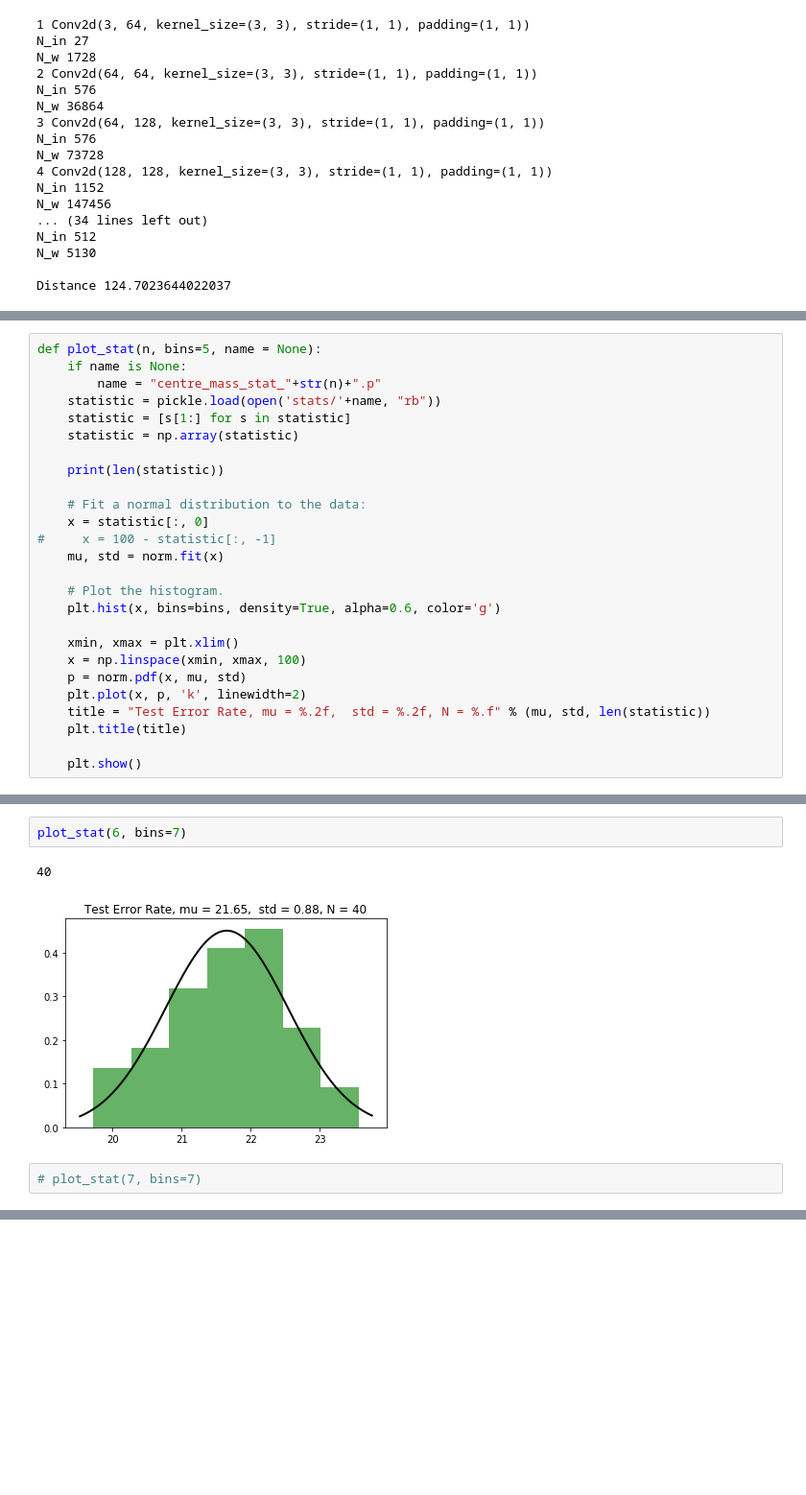
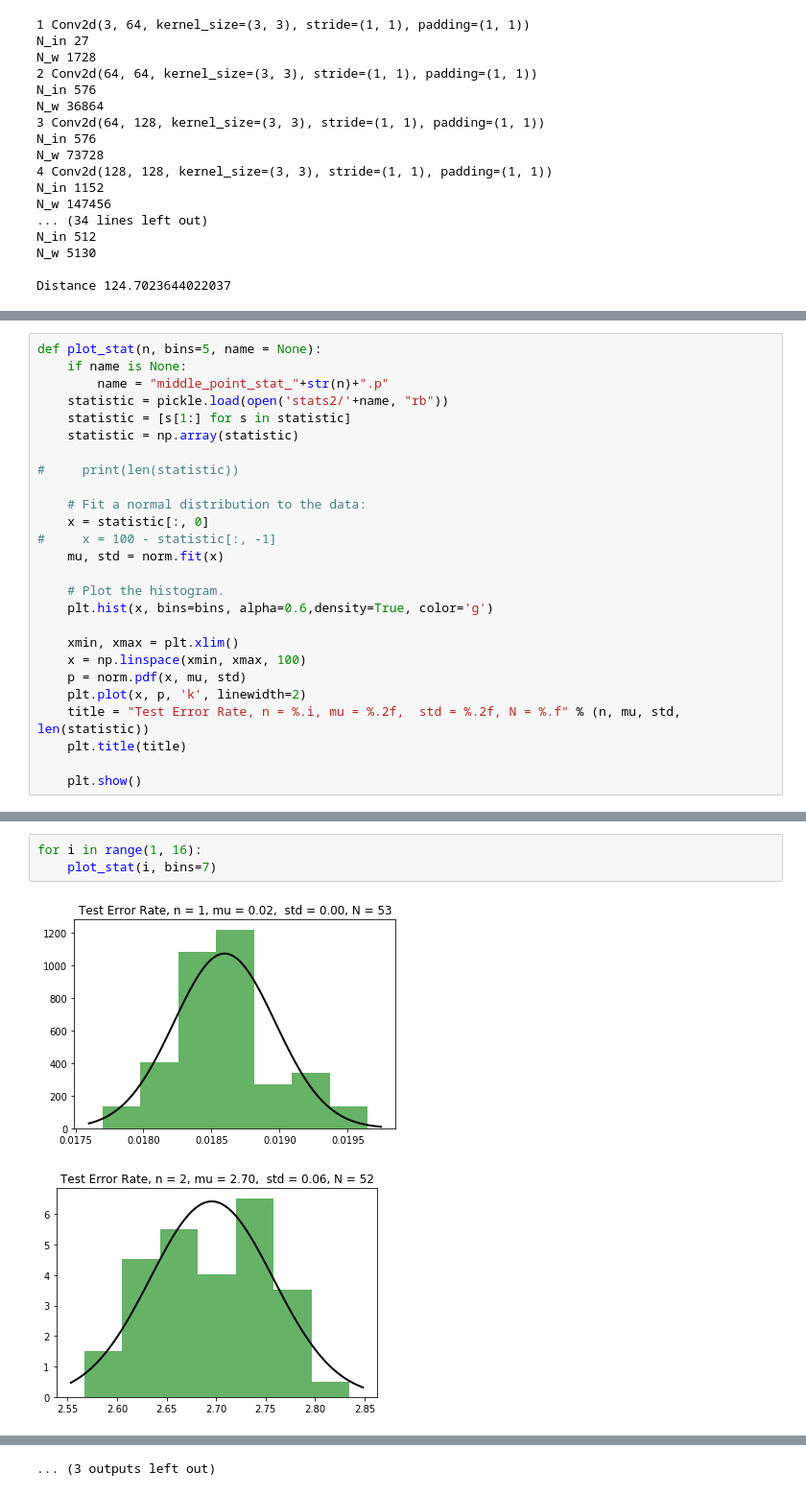
Before and after one commit to avecplezir/dnn-mode-connectivity, a Jupyter notebook: compute_statistic.ipynb, the cells around one changed output, grey strips where cells are left out. Shown at 96% size. Drawn from its saved outputs; the diff is of its cells as text; blank space fills up the shorter version.

```diff
--- a/compute_statistic.ipynb
+++ b/compute_statistic.ipynb
@@ -100,12 +118,12 @@ from scipy.stats import norm
 # %%
 def plot_stat(n, bins=5, name = None):
     if name is None:
-        name = "centre_mass_stat_"+str(n)+".p"
-    statistic = pickle.load(open('stats/'+name, "rb"))
+        name = "middle_point_stat_"+str(n)+".p"
+    statistic = pickle.load(open('stats2/'+name, "rb"))
     statistic = [s[1:] for s in statistic]
     statistic = np.array(statistic)
 
-    print(len(statistic))
+#     print(len(statistic))
 
     # Fit a normal distribution to the data:
     x = statistic[:, 0]
@@ -113,13 +131,13 @@ def plot_stat(n, bins=5, name = None):
     mu, std = norm.fit(x)
 
     # Plot the histogram.
-    plt.hist(x, bins=bins, density=True, alpha=0.6, color='g')
+    plt.hist(x, bins=bins, alpha=0.6,density=True, color='g')
 
     xmin, xmax = plt.xlim()
     x = np.linspace(xmin, xmax, 100)
     p = norm.pdf(x, mu, std)
     plt.plot(x, p, 'k', linewidth=2)
-    title = "Test Error Rate, mu = %.2f,  std = %.2f, N = %.f" % (mu, std, len(statistic))
+    title = "Test Error Rate, n = %.i, mu = %.2f,  std = %.2f, N = %.f" % (n, mu, std, len(statistic))
     plt.title(title)
 
     plt.show()
@@ -143,7 +144,6 @@ plot_stat(1, bins=7)
-# %%
-plot_stat(6, bins=7)
-# %% [output]
-40
-[figure, removed]
-# %%
-# plot_stat(7, bins=7)
+# %%
+for i in range(1, 16):
+    plot_stat(i, bins=7)
+# %% [output]
+[figure, added]
+[figure, added]
@@ -149,0 +160 @@ plot_stat(6, bins=7)
+... (3 outputs left out)
```
Also changed, not shown: parts of 15 cells of this notebook, 26 other files.
